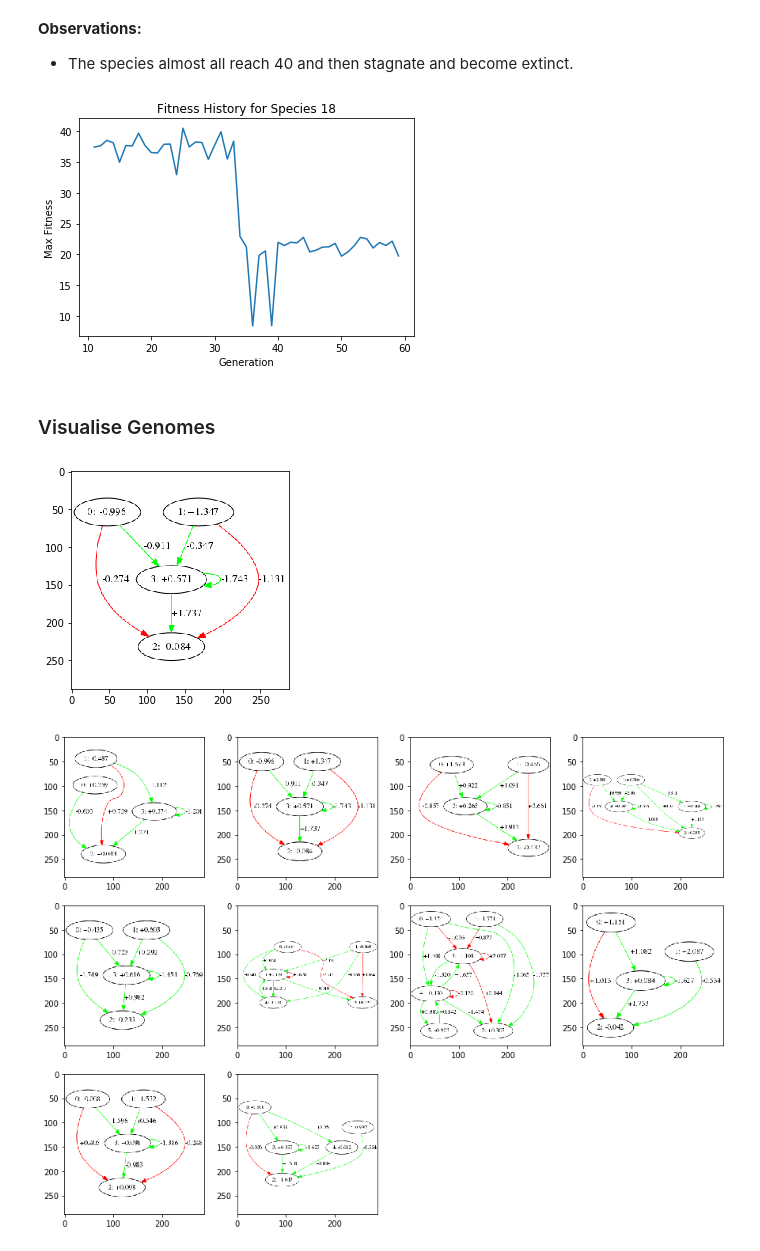
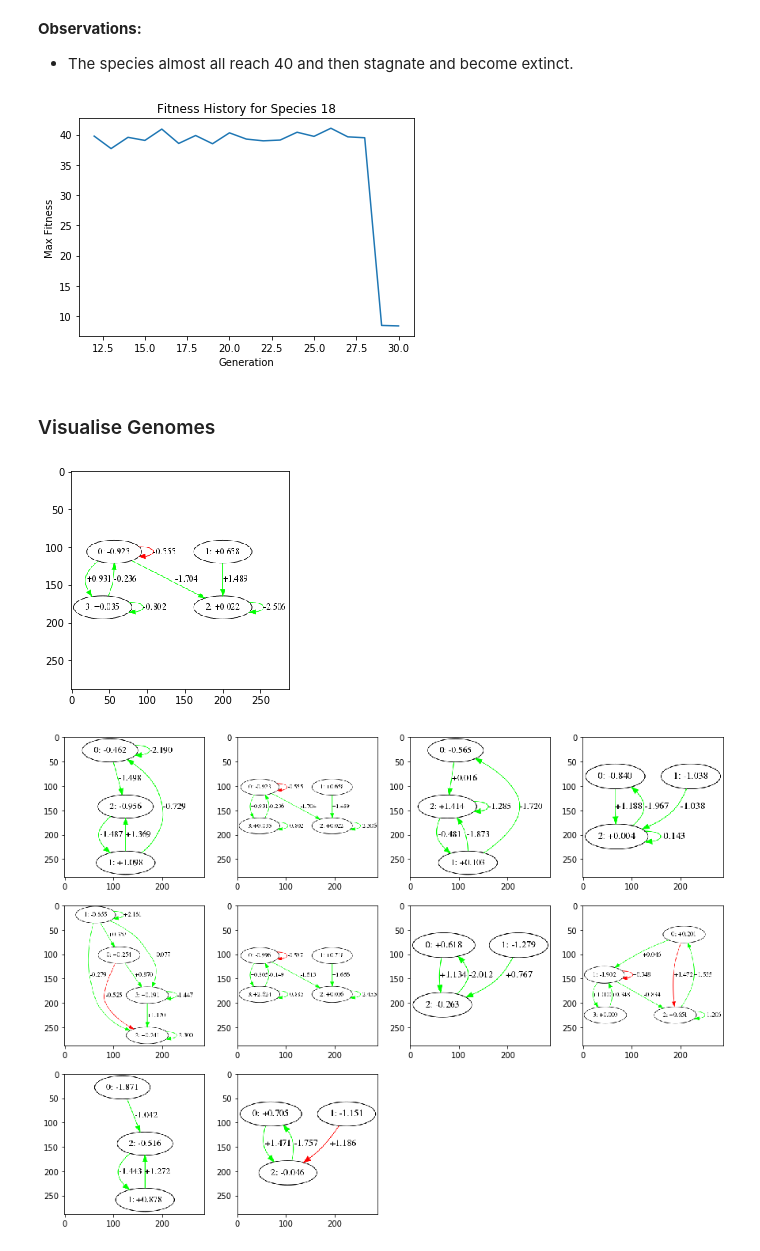
Before and after one commit to adamtupper/pyneat, a Jupyter notebook: notebooks/cart_pole_analysis.ipynb, the cells around one changed output. Drawn from its saved outputs; the diff is of its cells as text; code cells hidden in the pictures.

```diff
--- a/notebooks/cart_pole_analysis.ipynb
+++ b/notebooks/cart_pole_analysis.ipynb
@@ -16,3 +14,5 @@ CHECKPOINT_DIR = 'generational-checkpoints/'
+# %%
+CHECKPOINT_DIR = '16-12-19/'
 # %%
 populations = []
 for filename in os.listdir(CHECKPOINT_DIR):
@@ -104,7 +104,7 @@ plt.xlabel('Generation')
 plt.ylabel('Max Fitness')
 plt.show()
 # %% [output]
-[figure, old version]
+[figure, new version]
 # %% [markdown]
 ### Visualise Genomes
 # %%
@@ -173,40 +173,38 @@ img = pad(img, 288)
 plt.imshow(img)
 plt.show()
 # %% [output]
-[figure, old version]
+[figure, new version]
 # %%
 # Draw the best genomes for the first n species
 n_subplots = 10 # len(best_genomes)
 cols = 4
 rows = n_subplots // cols + n_subplots % cols
 
 plt_position = range(1, n_subplots + 1)
 
 fig = plt.figure(1, figsize=(15, 15)) # (15, 60) when drawing all species
 for k in range(n_subplots):
     genome = best_genomes[k]
     graph = genome_to_networkx(genome)
-    pos = get_initial_positions(graph)
-    pos = nx.spring_layout(graph, pos=pos, fixed=[0, 1, 2], seed=1)
 
     ax = fig.add_subplot(rows, cols, plt_position[k])
 
     graph = nx.drawing.nx_agraph.to_agraph(graph)
     graph.graph_attr['size'] = '3!, 3!'
     graph.graph_attr['ratio'] = 'compress'
     graph.layout('dot')
     graph.draw('graph.png')
 
     # Pad image
     img = Image.open('graph.png')
     img = np.array(img)
     img = pad(img, 288)
 
     # Pad image
     img = np.array(img)
 
     plt.imshow(img)
 
 plt.show()
 # %% [output]
-[figure, old version]
+[figure, new version]
```
Also changed, not shown: parts of 4 cells of this notebook.
